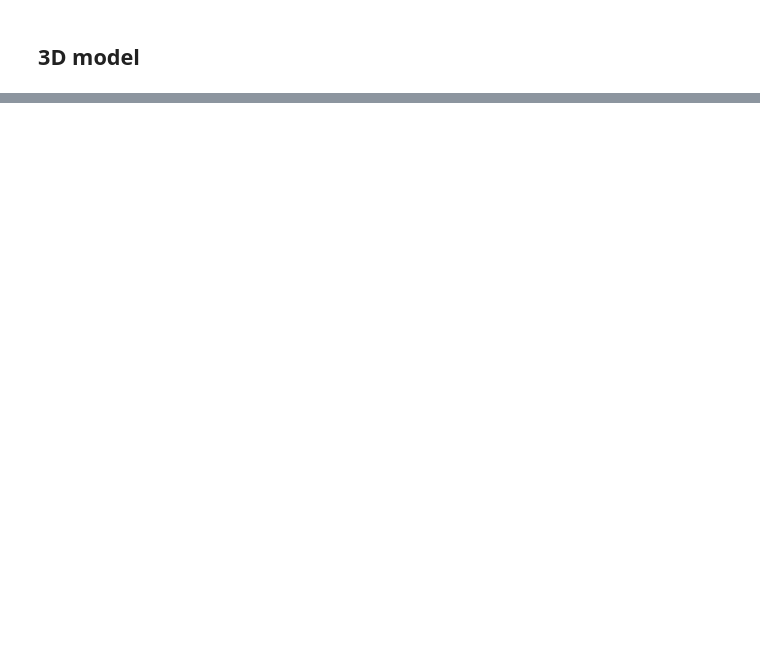
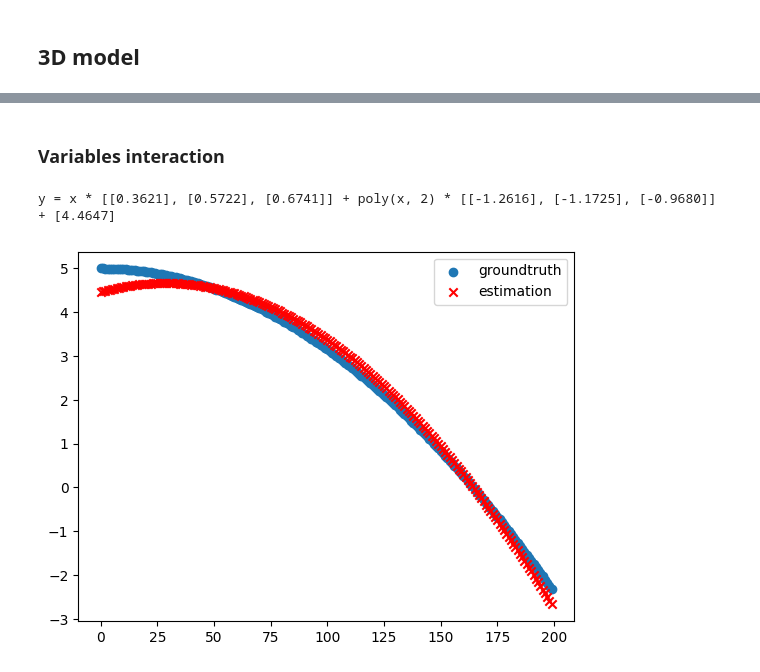
Before and after one commit to jkarolczak/function-synthesis, a Jupyter notebook: experiments/2_complex_expressions.ipynb, the cells around one changed output, grey strips where cells are left out. Drawn from its saved outputs; the diff is of its cells as text; code cells hidden in the pictures; blank space fills up the shorter version.

Commit message:
Add polynomial block

```diff
--- a/experiments/2_complex_expressions.ipynb
+++ b/experiments/2_complex_expressions.ipynb
@@ -70,0 +72,23 @@ plt.show()
+# %% [markdown]
+### Variables interaction
+# %%
+x1 = torch.arange(0, 4, 0.02, dtype=torch.float)
+x2 = torch.arange(0, 0.1, 0.0005, dtype=torch.float)
+x3 = torch.arange(0, 2, 0.01, dtype=torch.float)
+
+x = torch.vstack([x1, x2, x3]).t()
+y = (x1 * x2 - x1 * x3 + x2 * x3 + 5.0).unsqueeze(-1)
+
+model = ModelFactory(x, y, max_size=3).from_class_list([LinearBlock, Polynomial2Block, BiasBlock])
+pred = model.forward(x)
+# %%
+print(model)
+# %% [output]
+y = x * [[0.3621], [0.5722], [0.6741]] + poly(x, 2) * [[-1.2616], [-1.1725], [-0.9680]] + [4.4647]
+# %%
+plt.scatter(list(range(len(y))), y, label="groundtruth")
+plt.scatter(list(range(len(y))), pred.detach().numpy(), marker='x', c='red', label="estimation")
+plt.legend()
+plt.show()
+# %% [output]
+[figure, added]
```
Also changed, not shown: parts of 7 cells of this notebook, 3 other files.
